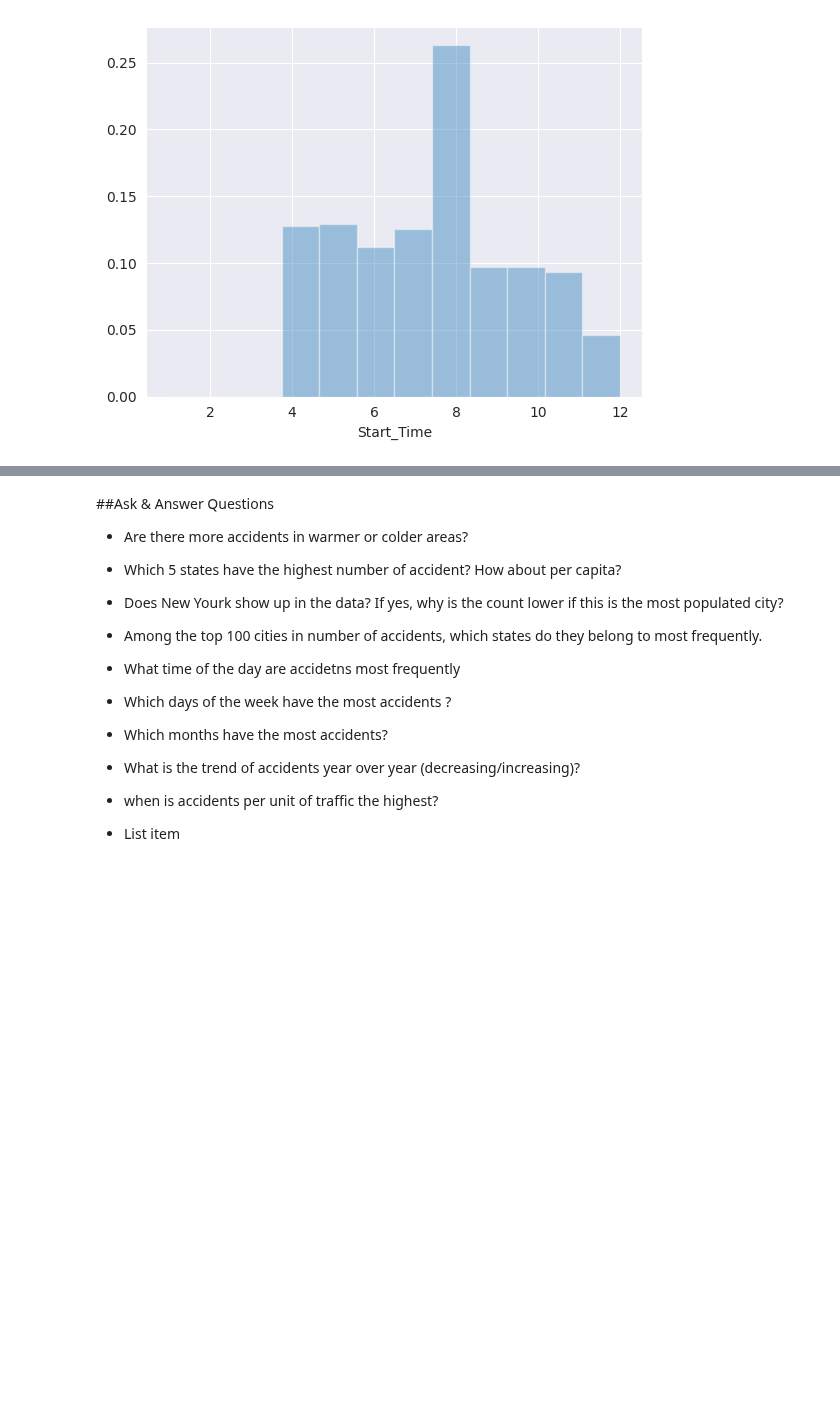
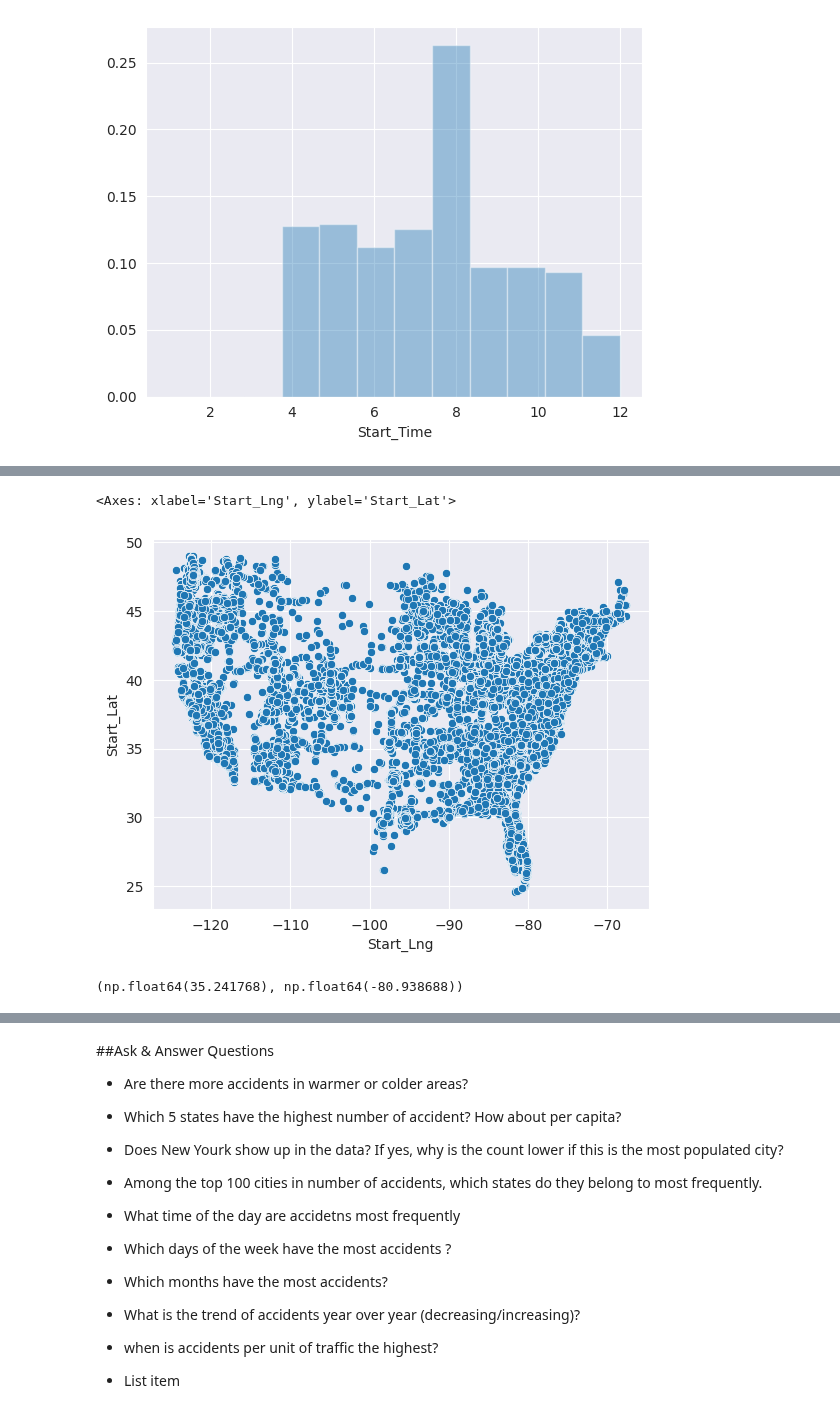
Before and after one commit to MuntasirAraf14/EDA_-Exploratory-Data-Analysis-, a Jupyter notebook: EDA_project(1).ipynb, the cells around one changed output, grey strips where cells are left out. Saved outputs shown, nothing was run; the diff lists cells and outputs as text; code cells hidden in the pictures; blank space fills up the shorter version.

```diff
--- a/EDA_project(1).ipynb
+++ b/EDA_project(1).ipynb
@@ -338,0 +375,5 @@ https://gist.github.com/mwaskom/de44147ed2974457ad6372750bbe5751
+# %%
+sns.scatterplot(x=df.Start_Lng, y=df.Start_Lat)
+# %% [output]
+<Axes: xlabel='Start_Lng', ylabel='Start_Lat'>
+[figure, added]
@@ -338,0 +382,5 @@ https://gist.github.com/mwaskom/de44147ed2974457ad6372750bbe5751
+# %%
+lat, lon = df.Start_Lat.iloc[0], df.Start_Lng.iloc[0]
+lat, lon
+# %% [output]
+(np.float64(35.241768), np.float64(-80.938688))
```
Also changed, not shown: parts of 9 cells of this notebook.
